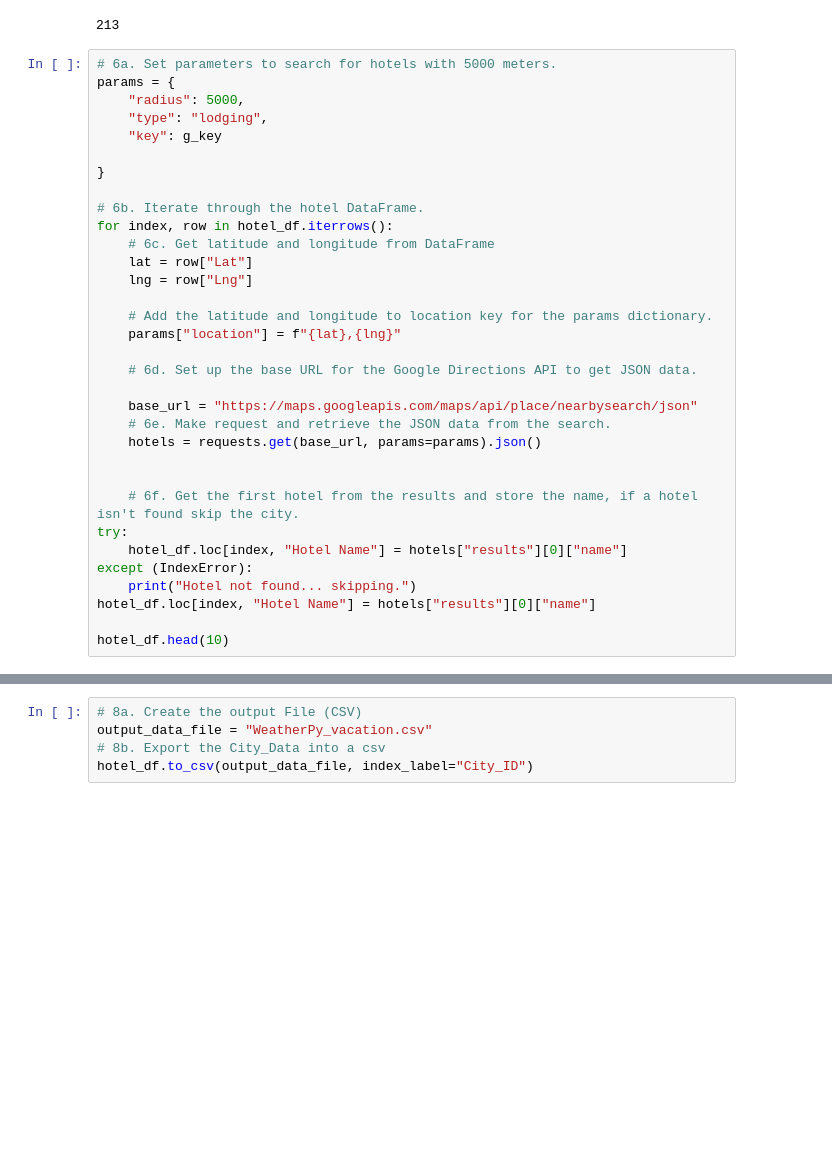
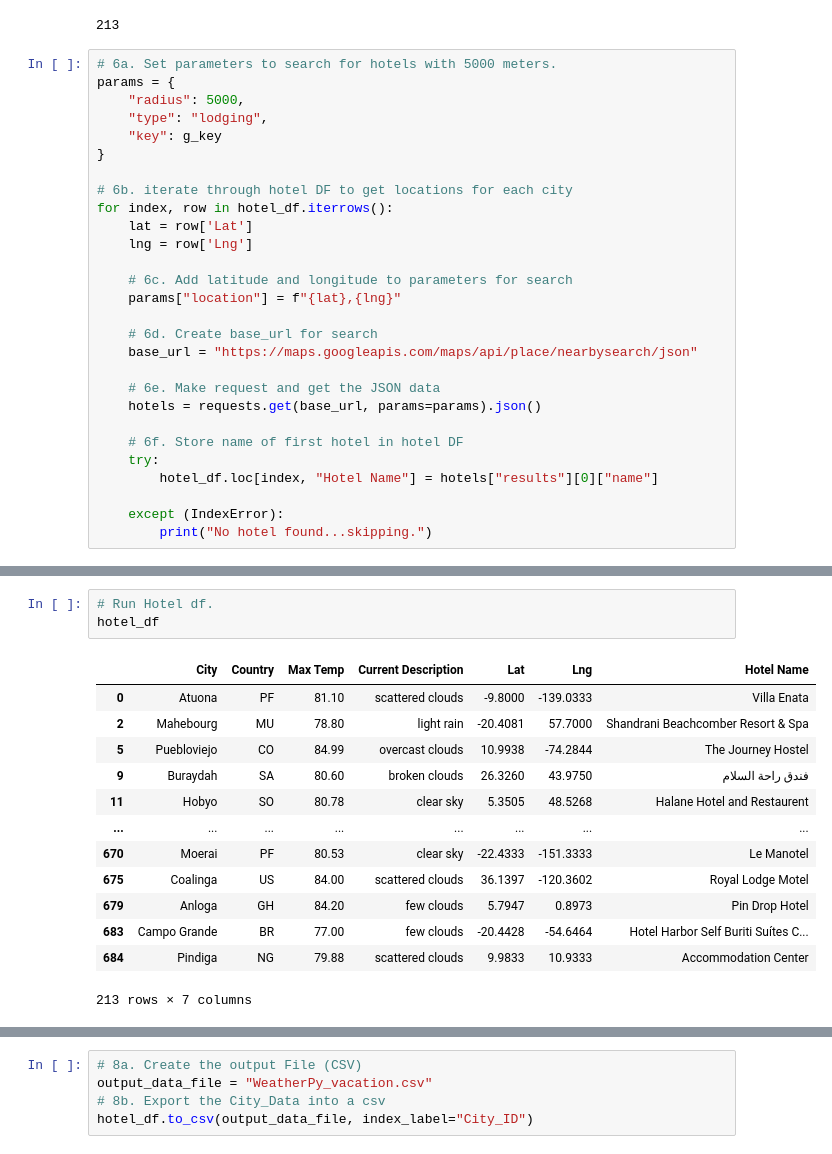
Before and after one commit to mmh926/World_Weather_Analysis, a Jupyter notebook: Vacation_Search/Vacation_Search.ipynb, the cells around one changed output, grey strips where cells are left out. Drawn from its saved outputs; the diff is of its cells as text; blank space fills up the shorter version.

Commit message:
Update Vacation_Search files

```diff
--- a/Vacation_Search/Vacation_Search.ipynb
+++ b/Vacation_Search/Vacation_Search.ipynb
@@ -125,31 +125,26 @@ params = {
     "radius": 5000,
     "type": "lodging",
     "key": g_key
-
 }
 
-# 6b. Iterate through the hotel DataFrame.
+# 6b. iterate through hotel DF to get locations for each city
 for index, row in hotel_df.iterrows():
-    # 6c. Get latitude and longitude from DataFrame
-    lat = row["Lat"]
-    lng = row["Lng"]
+    lat = row['Lat']
+    lng = row['Lng']
 
-    # Add the latitude and longitude to location key for the params dictionary.
+    # 6c. Add latitude and longitude to parameters for search
     params["location"] = f"{lat},{lng}"
 
-    # 6d. Set up the base URL for the Google Directions API to get JSON data.
+    # 6d. Create base_url for search
+    base_url = "https://maps.googleapis.com/maps/api/place/nearbysearch/json"
 
-    base_url = "https://maps.googleapis.com/maps/api/place/nearbysearch/json"
-    # 6e. Make request and retrieve the JSON data from the search.
+    # 6e. Make request and get the JSON data
     hotels = requests.get(base_url, params=params).json()
 
+    # 6f. Store name of first hotel in hotel DF
+    try:
+        hotel_df.loc[index, "Hotel Name"] = hotels["results"][0]["name"]
 
-    # 6f. Get the first hotel from the results and store the name, if a hotel isn't found skip the city.
-try:
-    hotel_df.loc[index, "Hotel Name"] = hotels["results"][0]["name"]
-except (IndexError):
-    print("Hotel not found... skipping.")
-hotel_df.loc[index, "Hotel Name"] = hotels["results"][0]["name"]
-
-hotel_df.head(10)
+    except (IndexError):
+        print("No hotel found...skipping.")
 # %% [output]
@@ -166,0 +177,17 @@ hotel_df.head(10)
+# %%
+# Run Hotel df.
+hotel_df
+# %% [output]
+|  | City | Country | Max Temp | Current Description | Lat | Lng | Hotel Name |
+| 0 | Atuona | PF | 81.10 | scattered clouds | -9.8000 | -139.0333 | Villa Enata |
+| 2 | Mahebourg | MU | 78.80 | light rain | -20.4081 | 57.7000 | Shandrani Beachcomber Resort & Spa |
+| 5 | Puebloviejo | CO | 84.99 | overcast clouds | 10.9938 | -74.2844 | The Journey Hostel |
+| 9 | Buraydah | SA | 80.60 | broken clouds | 26.3260 | 43.9750 | فندق راحة السلام |
+| 11 | Hobyo | SO | 80.78 | clear sky | 5.3505 | 48.5268 | Halane Hotel and Restaurent |
+| ... | ... | ... | ... | ... | ... | ... | ... |
+| 670 | Moerai | PF | 80.53 | clear sky | -22.4333 | -151.3333 | Le Manotel |
+| 675 | Coalinga | US | 84.00 | scattered clouds | 36.1397 | -120.3602 | Royal Lodge Motel |
+| 679 | Anloga | GH | 84.20 | few clouds | 5.7947 | 0.8973 | Pin Drop Hotel |
+| 683 | Campo Grande | BR | 77.00 | few clouds | -20.4428 | -54.6464 | Hotel Harbor Self Buriti Suítes C... |
+| 684 | Pindiga | NG | 79.88 | scattered clouds | 9.9833 | 10.9333 | Accommodation Center |
+213 rows × 7 columns
```
Also changed, not shown: parts of 6 cells of this notebook, 1 other file.
